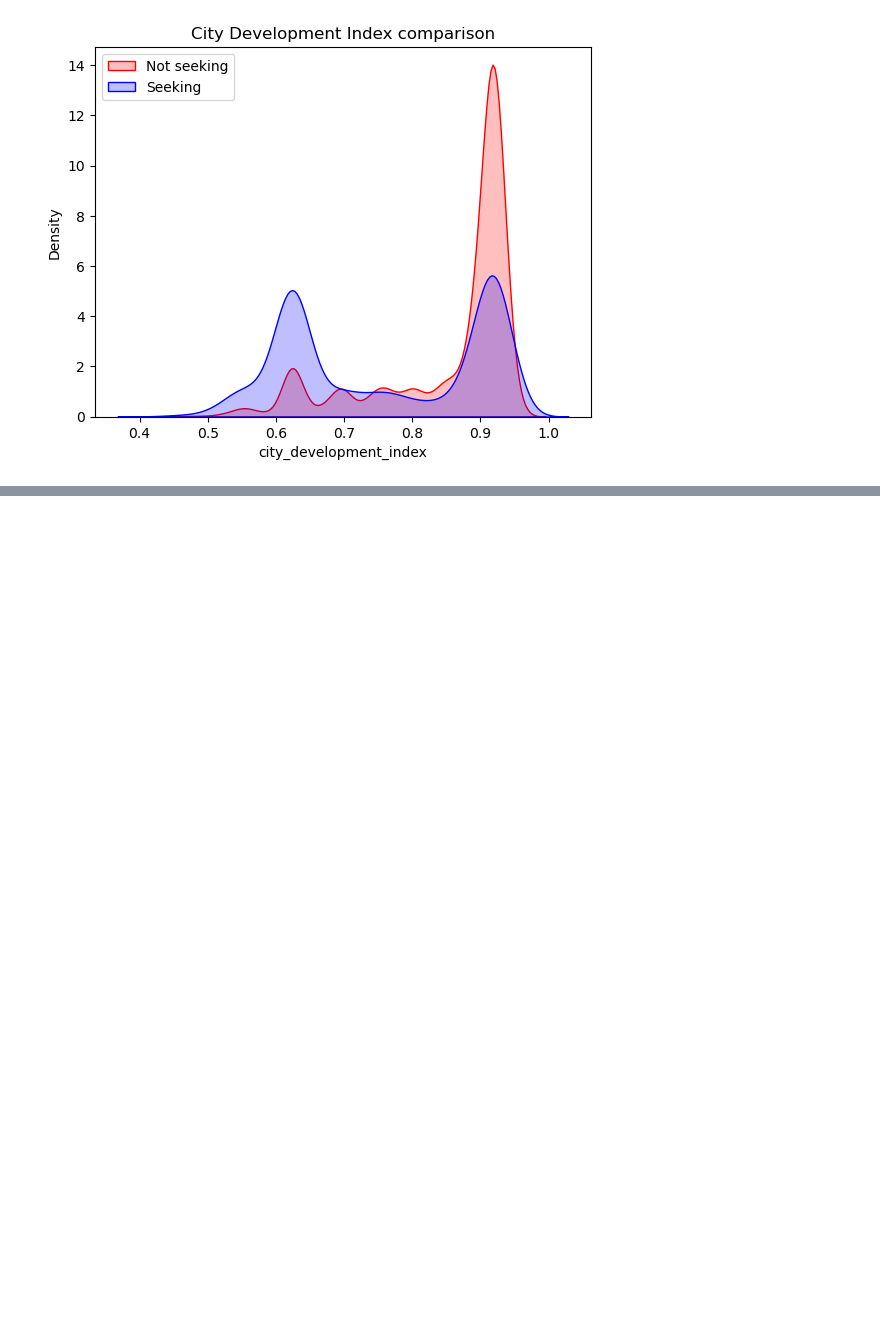
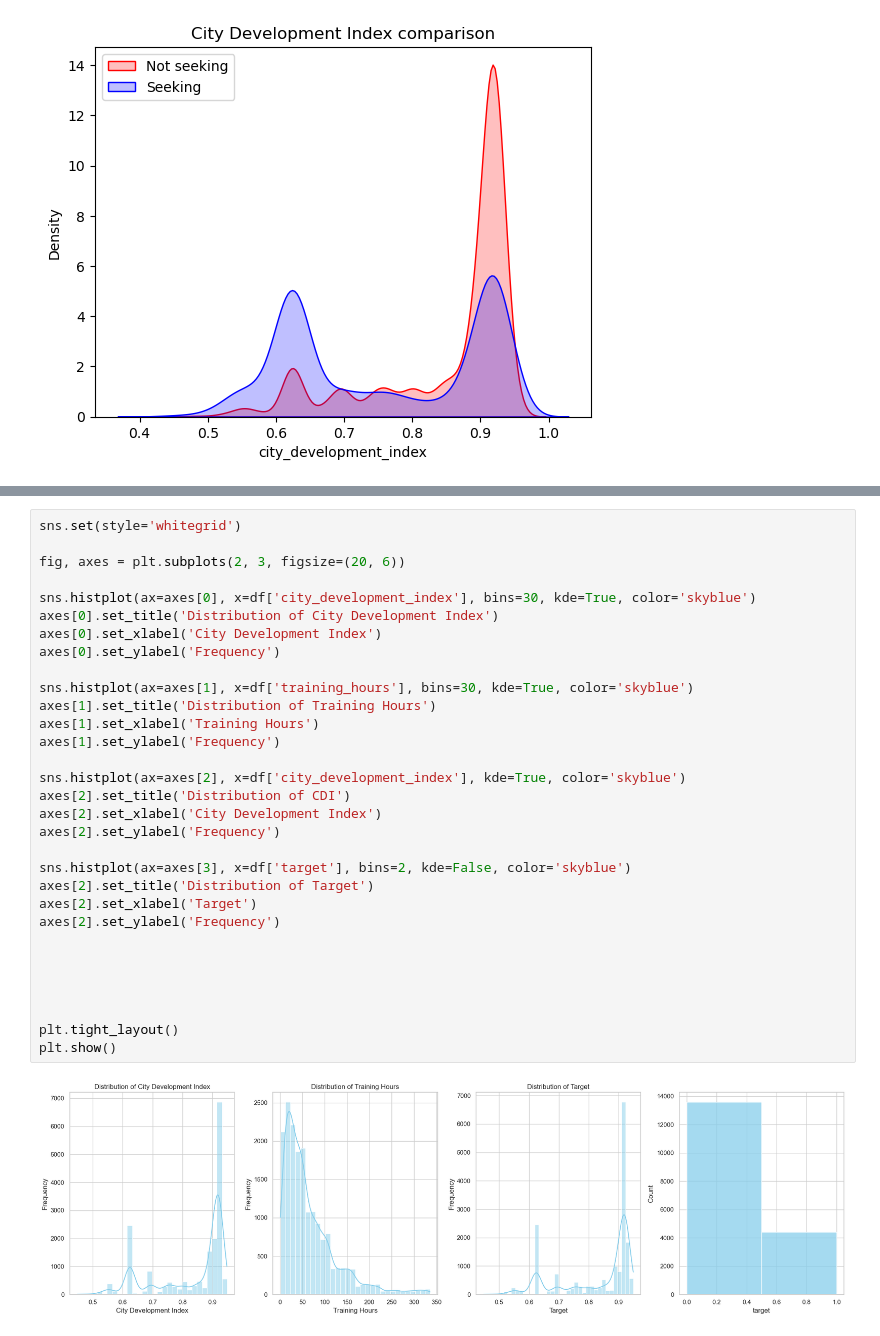
Before and after one commit to fachri34/Final-Project-Data-Science, a Jupyter notebook: PreprocessFinpro.ipynb, the cells around one changed output, grey strips where cells are left out. Saved outputs shown, nothing was run; the diff lists cells and outputs as text; blank space fills up the shorter version.

```diff
--- a/EDAFinpro.ipynb
+++ b/PreprocessFinpro.ipynb
@@ -266,0 +267,33 @@ plt.show()
+# %%
+sns.set(style='whitegrid')
+
+fig, axes = plt.subplots(2, 3, figsize=(20, 6))
+
+sns.histplot(ax=axes[0], x=df['city_development_index'], bins=30, kde=True, color='skyblue')
+axes[0].set_title('Distribution of City Development Index')
+axes[0].set_xlabel('City Development Index')
+axes[0].set_ylabel('Frequency')
+
+sns.histplot(ax=axes[1], x=df['training_hours'], bins=30, kde=True, color='skyblue')
+axes[1].set_title('Distribution of Training Hours')
+axes[1].set_xlabel('Training Hours')
+axes[1].set_ylabel('Frequency')
+
+sns.histplot(ax=axes[2], x=df['city_development_index'], kde=True, color='skyblue')
+axes[2].set_title('Distribution of CDI')
+axes[2].set_xlabel('City Development Index')
+axes[2].set_ylabel('Frequency')
+
+sns.histplot(ax=axes[3], x=df['target'], bins=2, kde=False, color='skyblue')
+axes[2].set_title('Distribution of Target')
+axes[2].set_xlabel('Target')
+axes[2].set_ylabel('Frequency')
+
+
+
+
+
+plt.tight_layout()
+plt.show()
+# %% [output]
+[figure, added]
```
Also changed, not shown: parts of 5 cells of this notebook, 1 other file.
